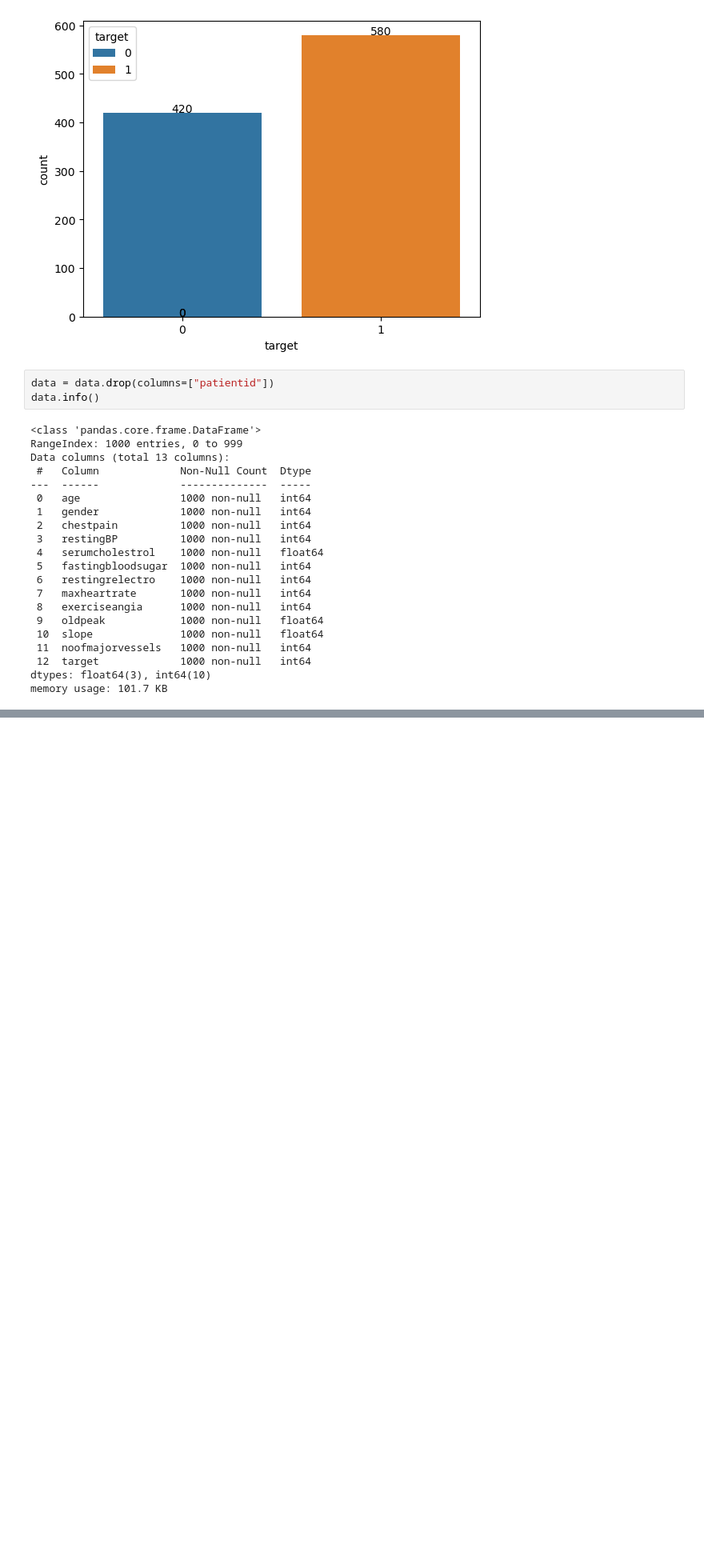
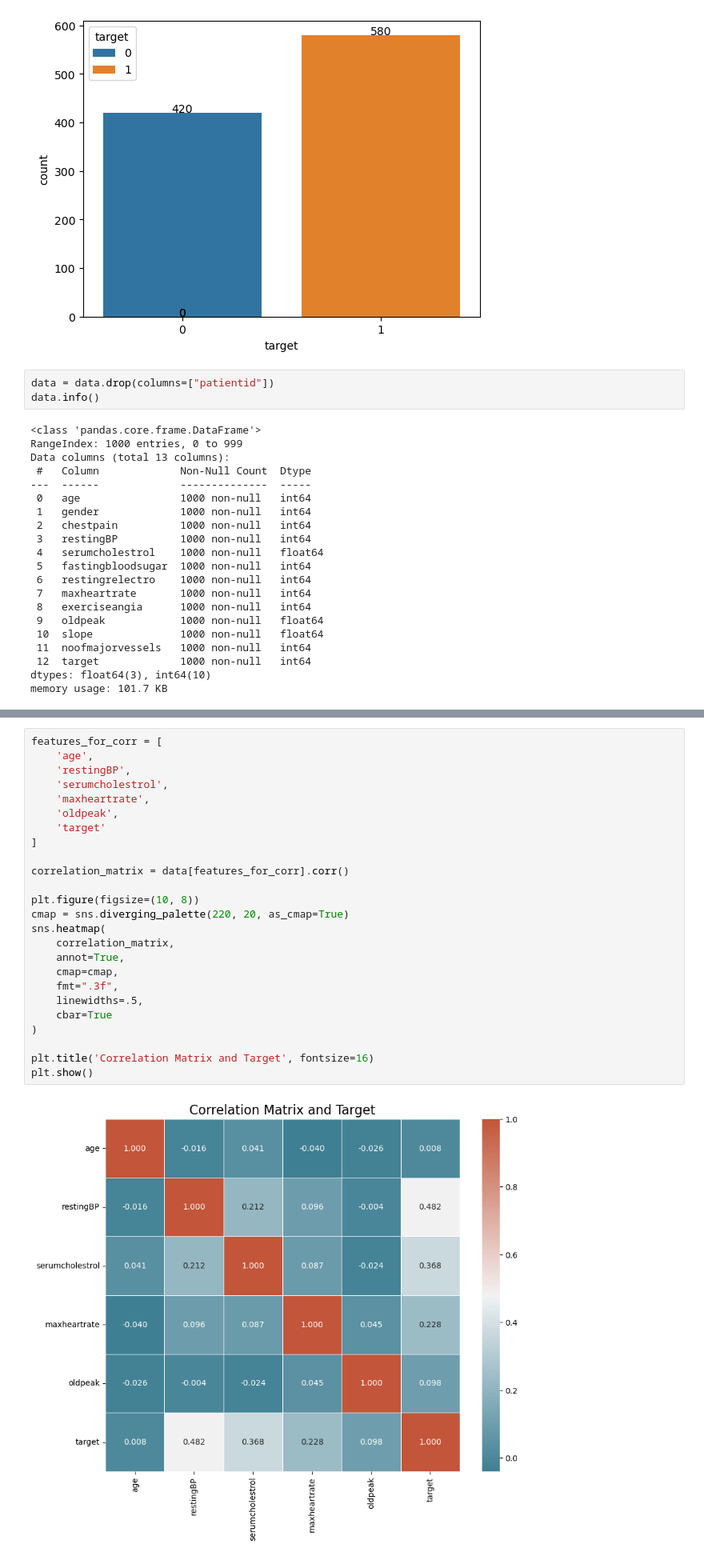
Before and after one commit to Skiner752/Intro-to-machine-learning, a Jupyter notebook: heart.ipynb, the cells around one changed output, grey strips where cells are left out. Shown at 80% size. Saved outputs shown, nothing was run; the diff lists cells and outputs as text; blank space fills up the shorter version.

```diff
--- a/heart.ipynb
+++ b/heart.ipynb
@@ -112,0 +168,27 @@ data = pd.get_dummies(data, columns=category_columns, drop_first=True)
+# %%
+features_for_corr = [
+    'age',
+    'restingBP',
+    'serumcholestrol',
+    'maxheartrate',
+    'oldpeak',
+    'target'
+]
+
+correlation_matrix = data[features_for_corr].corr()
+
+plt.figure(figsize=(10, 8))
+cmap = sns.diverging_palette(220, 20, as_cmap=True)
+sns.heatmap(
+    correlation_matrix,
+    annot=True,
+    cmap=cmap,
+    fmt=".3f",
+    linewidths=.5,
+    cbar=True
+)
+
+plt.title('Correlation Matrix and Target', fontsize=16)
+plt.show()
+# %% [output]
+[figure, added]
```
Also changed, not shown: parts of 9 cells of this notebook.
